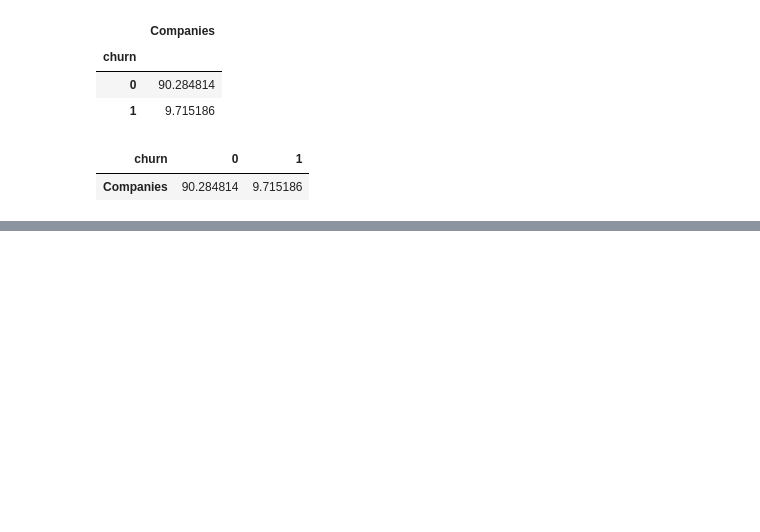
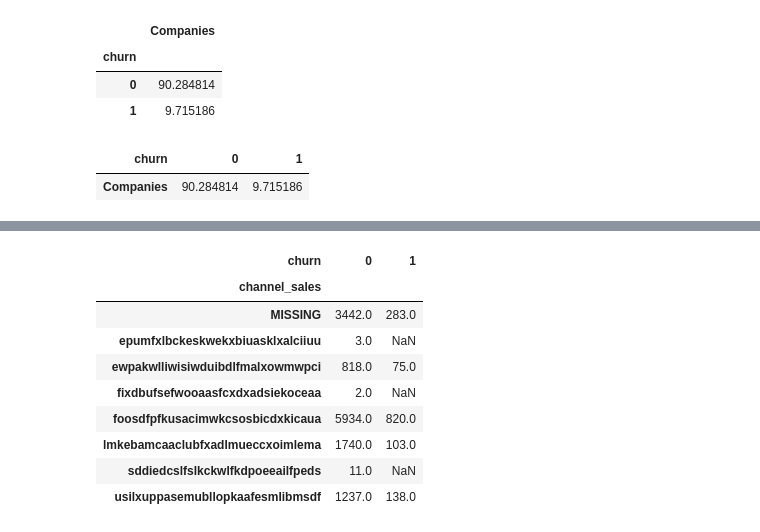
Before and after one commit to konyeinmg/BCG_virtual_intern, a Jupyter notebook: analysis.ipynb, the cells around one changed output, grey strips where cells are left out. Cells and saved outputs as stored; diff of their text form; code cells hidden in the pictures; blank space fills up the shorter version.

```diff
--- a/analysis.ipynb
+++ b/analysis.ipynb
@@ -214,0 +222,13 @@ plt.legend(
+# %%
+channel
+# %% [output]
+| churn | 0 | 1 |
+| channel_sales |  |  |
+| MISSING | 3442.0 | 283.0 |
+| epumfxlbckeskwekxbiuasklxalciiuu | 3.0 | NaN |
+| ewpakwlliwisiwduibdlfmalxowmwpci | 818.0 | 75.0 |
+| fixdbufsefwooaasfcxdxadsiekoceaa | 2.0 | NaN |
+| foosdfpfkusacimwkcsosbicdxkicaua | 5934.0 | 820.0 |
+| lmkebamcaaclubfxadlmueccxoimlema | 1740.0 | 103.0 |
+| sddiedcslfslkckwlfkdpoeeailfpeds | 11.0 | NaN |
+| usilxuppasemubllopkaafesmlibmsdf | 1237.0 | 138.0 |
```
Also changed, not shown: parts of 4 cells of this notebook.
